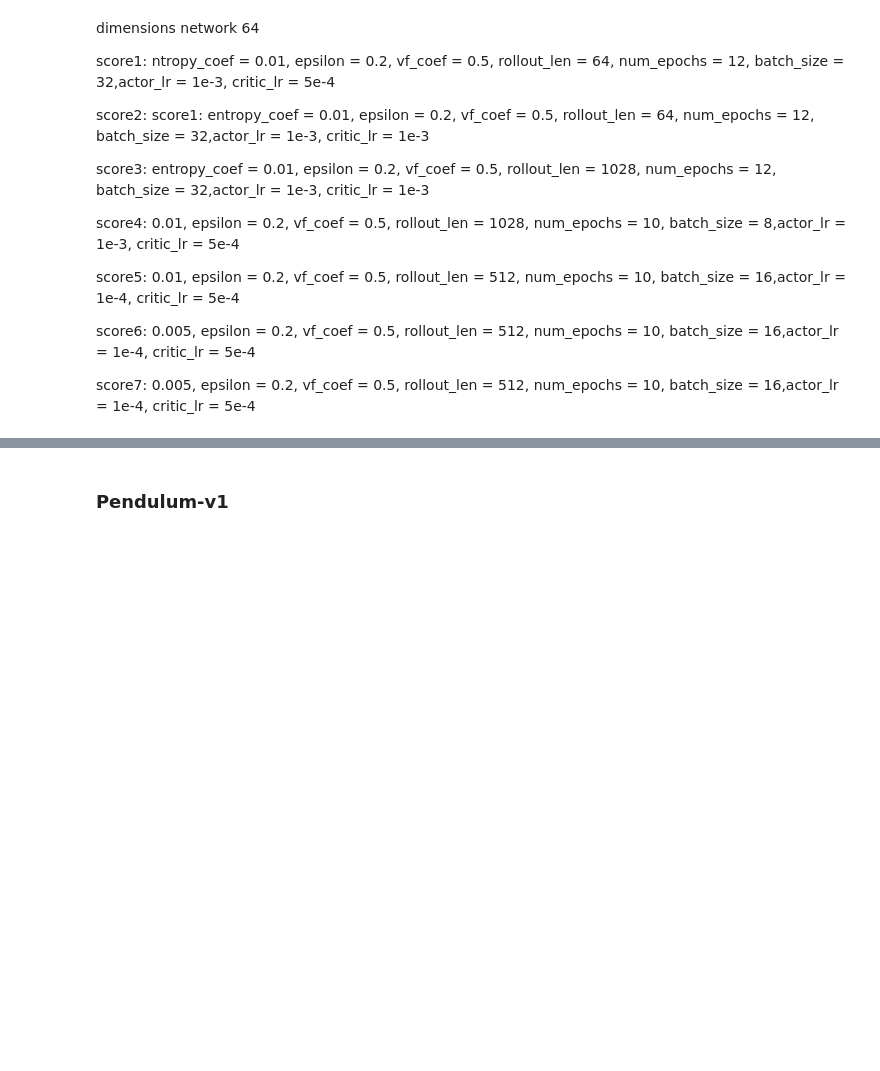
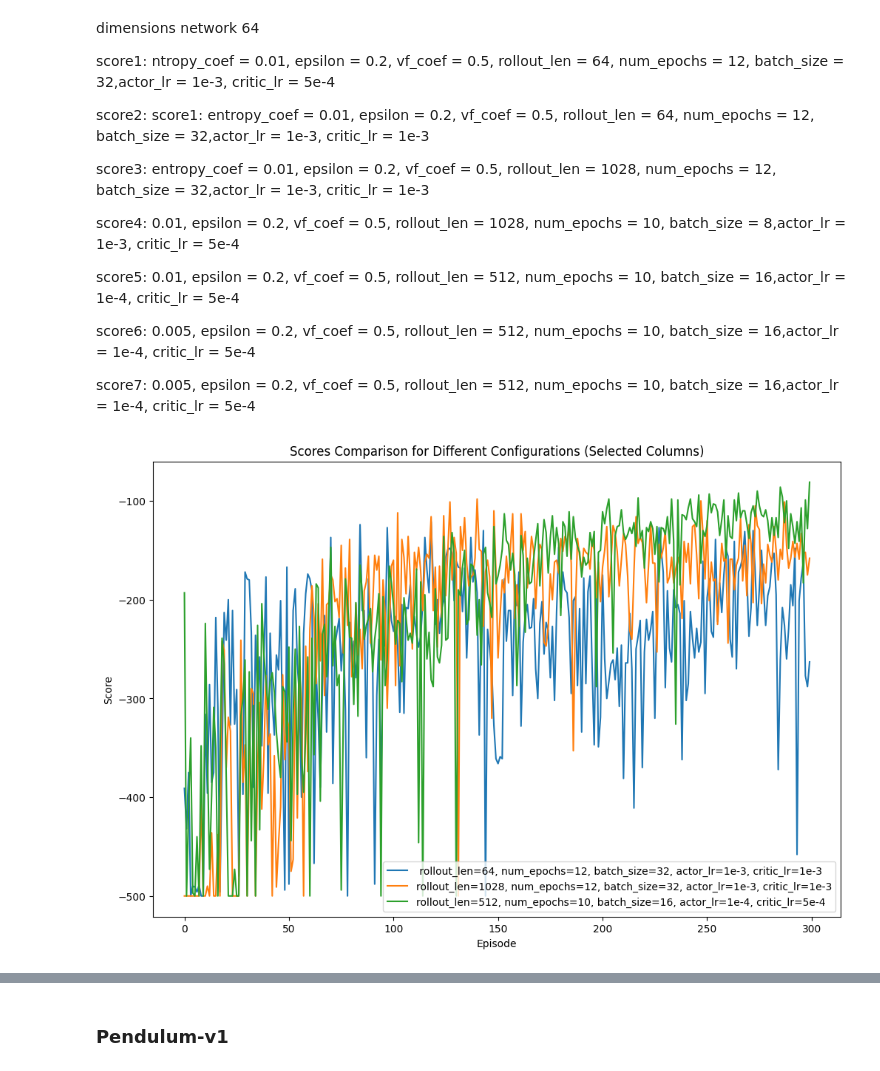
Before and after one commit to mischamez48/PRL_PPO-SAC_ImplPRL_PPO-SAC_Implementationementation, a Jupyter notebook: ppo.ipynb, the cells around one changed output, grey strips where cells are left out. Cells and saved outputs as stored; diff of their text form; code cells hidden in the pictures; blank space fills up the shorter version.

```diff
--- a/ppo.ipynb
+++ b/ppo.ipynb
@@ -236,3 +245,34 @@ agent = PPOAgent(
 )
 
 agent.train()
+# %%
+import pandas as pd
+import matplotlib.pyplot as plt
+
+# Load the combined CSV file
+combined_scores = pd.read_csv('PPO\GRAPHE\AcrobotV1\Combined_Scores_Acrobot.csv')
+
+# Define the labels for each score
+labels = [
+    " rollout_len=64, num_epochs=12, batch_size=32, actor_lr=1e-3, critic_lr=5e-4",
+    " rollout_len=64, num_epochs=12, batch_size=32, actor_lr=1e-3, critic_lr=1e-3",
+    "rollout_len=1028, num_epochs=12, batch_size=32, actor_lr=1e-3, critic_lr=1e-3",
+    "rollout_len=1028, num_epochs=10, batch_size=8, actor_lr=1e-3, critic_lr=5e-4",
+    "rollout_len=512, num_epochs=10, batch_size=16, actor_lr=1e-4, critic_lr=5e-4",
+    "rollout_len=512, num_epochs=10, batch_size=16, actor_lr=1e-4, critic_lr=5e-4"
+]
+
+# Plotting the scores with labels for columns 1, 2, and 4
+plt.figure(figsize=(12, 8))
+
+columns_to_plot = [1, 2, 4]
+for i in columns_to_plot:
+    plt.plot(combined_scores.index, combined_scores.iloc[:, i], label=labels[i])
+
+plt.xlabel('Episode')
+plt.ylabel('Score')
+plt.title('Scores Comparison for Different Configurations (Selected Columns)')
+plt.legend()
+plt.show()
+# %% [output]
+[figure, added]
```
Also changed, not shown: parts of 5 cells of this notebook, 8 other files.
